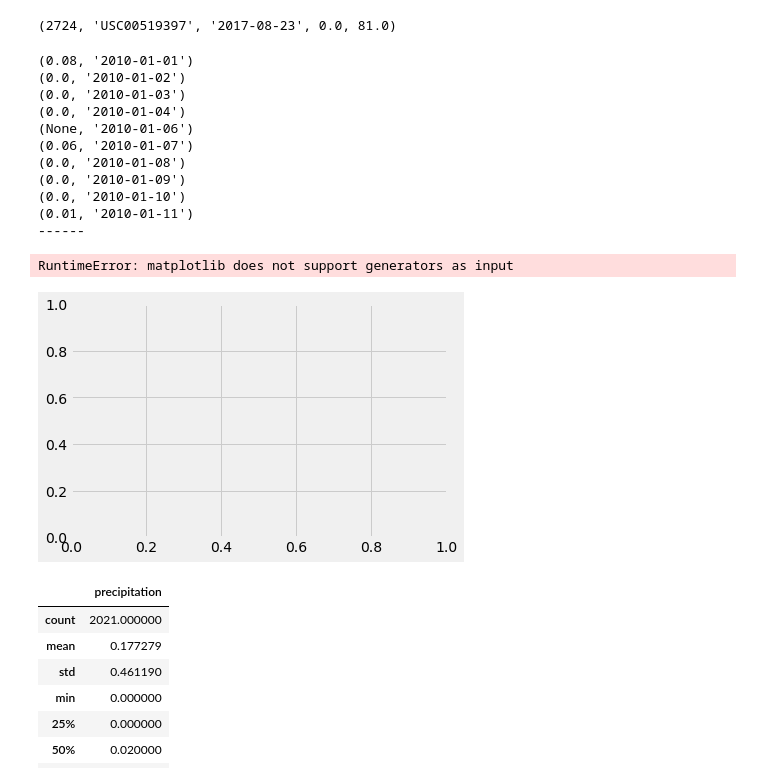
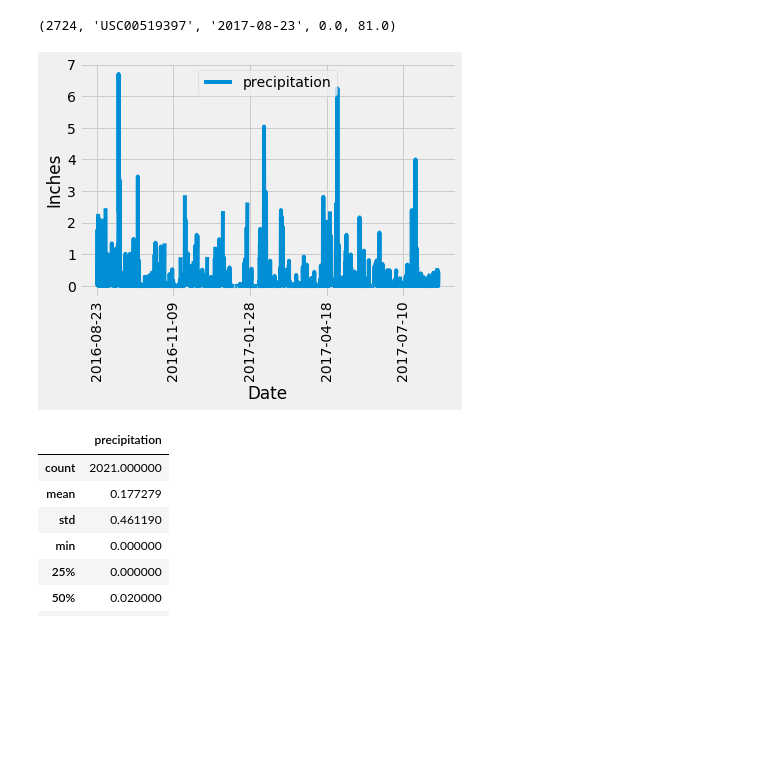
Before and after one commit to kottonxie/sqlalchemy-challenge, a Jupyter notebook: climate_starter.ipynb, the cells around one changed output. Cells and saved outputs as stored; diff of their text form; code cells hidden in the pictures; blank space fills up the shorter version.

```diff
--- a/climate_starter.ipynb
+++ b/climate_starter.ipynb
@@ -54,68 +48,29 @@ for record in data:
 (2724, 'USC00519397', '2017-08-23', 0.0, 81.0)
 # %%
 # Design a query to retrieve the last 12 months of precipitation data and plot the results.
+
 # Starting from the most recent data point in the database.
-
-prcp_data = engine.execute("SELECT prcp, date FROM measurement LIMIT 10")
-for record in prcp_data:
-    print(record)
-print("------")
-
-# prcp_data = session.query(measurement.prcp, measurement.date).all()
-# print(prcp_data)
-# print("------")
-
-plt.plot(prcp_data)
+recent_date = dt.date(2017,8,23)
 
 # Calculate the date one year from the last date in data set.
-one_year_date = session.query(measurement.date).order_by(measurement.date.desc()).first()
-print(one_year_date)
-print("------")
+last_year = recent_date - dt.timedelta(days=365)
 
 # Perform a query to retrieve the data and precipitation score
-query = session.query(measurement.id, measurement.date, measurement.station, measurement.prcp, measurement.tobs).all()
+results = session.query(measurement.prcp, measurement.date).filter(measurement.date >= last_year).all()
 
 # Save the query results as a Pandas DataFrame. Explicitly set the column names
-id = []
-date = []
-station = []
-prcp = []
-tobs = []
-
-for record in query:
-    id.append(record.id),
-    date.append(record.date),
-    station.append(record.station),
-    prcp.append(record.prcp),
-    tobs.append(record.tobs),
-
-# prcp_df = pd.DataFrame({
-#     id : "id",
-#     date : "date",
-#     station : "station",
-#     prcp : "prcp",
-#     tobs : "tobs"
-# })
-# print("------")
-
+df = pd.DataFrame(results, columns=['precipitation', 'date'])
 
 # Sort the dataframe by date
-
+df = df.sort_values("date")
 
 # Use Pandas Plotting with Matplotlib to plot the data
+df.plot(x="date", y="precipitation")
+plt.xlabel("Date")
+plt.ylabel("Inches")
+plt.xticks(rotation='vertical')
+plt.figsize=(10, 6)
 # %% [output]
-(0.08, '2010-01-01')
-(0.0, '2010-01-02')
-(0.0, '2010-01-03')
-(0.0, '2010-01-04')
-(None, '2010-01-06')
-(0.06, '2010-01-07')
-(0.0, '2010-01-08')
-(0.0, '2010-01-09')
-(0.0, '2010-01-10')
-(0.01, '2010-01-11')
-------
-RuntimeError: matplotlib does not support generators as input
-[figure, old version]
+[figure, new version]
 # %%
 # Use Pandas to calculate the summary statistics for the precipitation data
```
Also changed, not shown: parts of 6 cells of this notebook.
